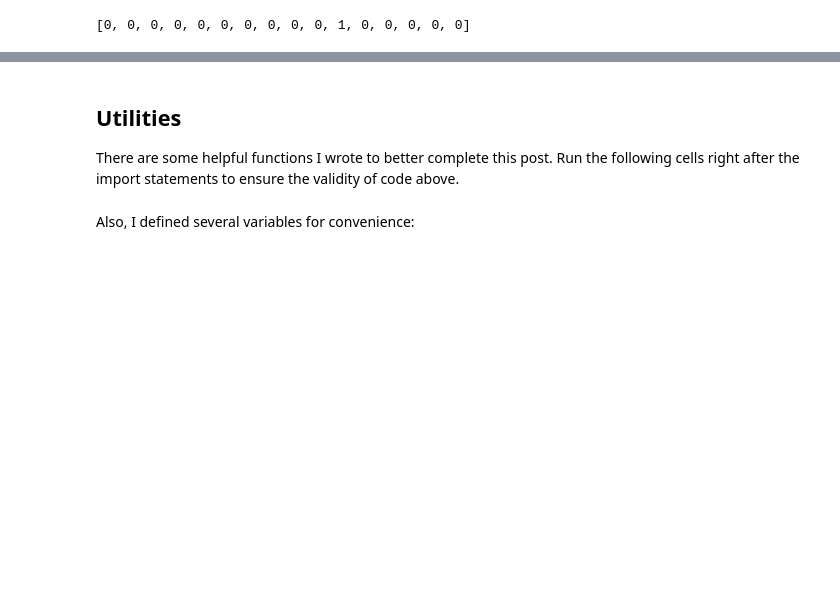
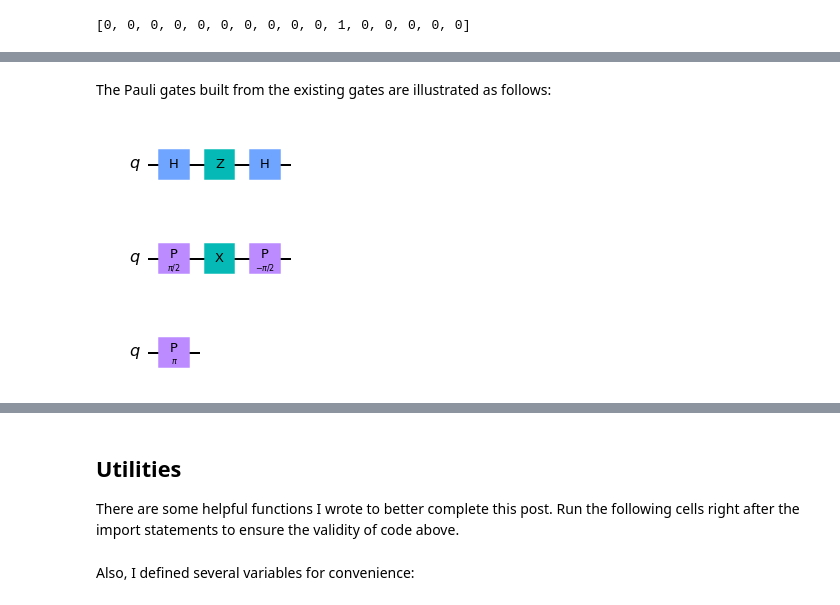
Before and after one commit to yu-yiming/ComputationalPhysics, a Jupyter notebook: Quantum Computing/quantum_computing.ipynb, the cells around one changed output, grey strips where cells are left out. Saved outputs shown, nothing was run; the diff lists cells and outputs as text; code cells hidden in the pictures; blank space fills up the shorter version.

```diff
--- a/Quantum Computing/quantum_computing.ipynb
+++ b/Quantum Computing/quantum_computing.ipynb
@@ -821,0 +956,14 @@ init_from_basis('010', 16)
+# %% [markdown]
+The Pauli gates built from the existing gates are illustrated as follows:
+# %%
+draw_pauli_x_gate()
+# %% [output]
+[figure, added]
+# %%
+draw_pauli_y_gate()
+# %% [output]
+[figure, added]
+# %%
+draw_pauli_z_gate()
+# %% [output]
+[figure, added]
```
Also changed, not shown: parts of 18 cells of this notebook.
